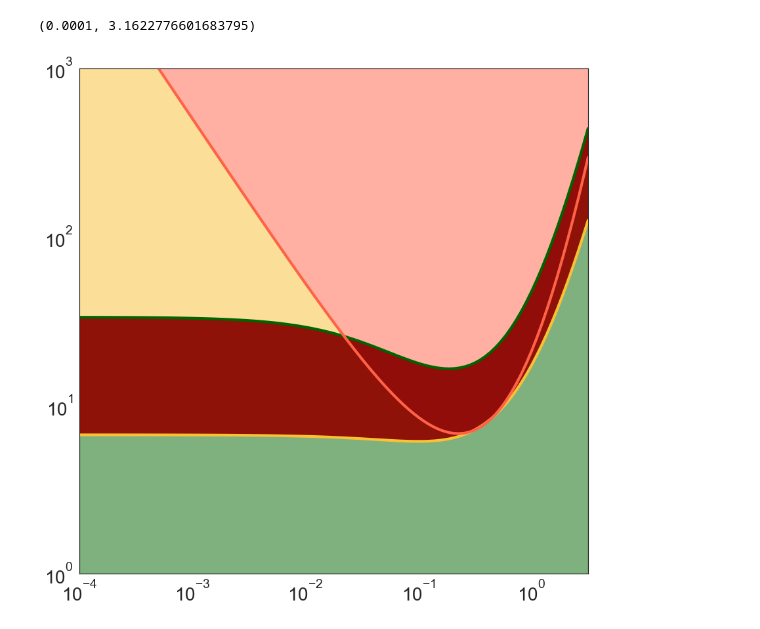
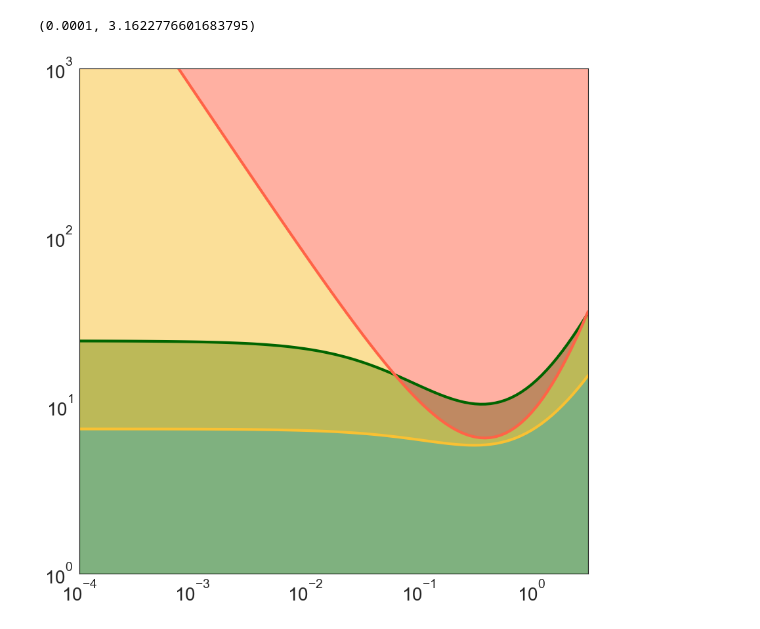
Before and after one commit to DenT94/onset_antigenic_evolution, a Jupyter notebook: 2_Figure2/fig2_test_2.ipynb, the cells around one changed output. Saved outputs shown, nothing was run; the diff lists cells and outputs as text; code cells hidden in the pictures.

Commit message:
after_figures_commit

```diff
--- a/2_Figure2/fig2_test_2.ipynb
+++ b/2_Figure2/fig2_test_2.ipynb
@@ -67,7 +67,9 @@ def m_total(UN, yc, R0, scaled_dbar):
     return m_selection_driven(UN, yc, R0, scaled_dbar) + m_exponential(UN, yc, R0, scaled_dbar)
 
 def E_selection_driven(yc,R0, scaled_dbar):
-    return scaled_dbar*np.power(((1 + (R0*yc)/(-1 + R0)**2)**(1 - 1/scaled_dbar)*scaled_dbar*((-1 + R0)**2 + (R0*yc*(1 + scaled_dbar))/scaled_dbar))/(2.*R0**2*(1 + scaled_dbar)),-1)
+    return scaled_dbar*\
+        np.power(((1 + (R0*yc)/(-1 + R0)**2)**(1 - 1/scaled_dbar)*\
+        scaled_dbar*((-1 + R0)**2 + (R0*yc*(1 + scaled_dbar))/scaled_dbar))/(2.*R0**2*(1 + scaled_dbar)),-1)
 
 def E_exponential(yc, R0, scaled_dbar):
     return scaled_dbar*np.power(yc/(R0*((1 - 2*R0 + R0**2 + R0*yc)/(-1 + R0)**2)**(1/scaled_dbar)),-1)
@@ -351,28 +340,28 @@ output_folder= project_path+'/outputs/'
 # %%
-scaled_dbar = 0.2
+scaled_dbar = 0.3
 R0 = 2.5
 
 ycs = np.logspace(-4,.5,100)
 Es_total = E_total(ycs, R0, scaled_dbar)
 Es_selection_driven = E_selection_driven(ycs, R0, scaled_dbar)
 Es_exponential = E_exponential(ycs, R0, scaled_dbar)
 
 fig,ax = plt.subplots(1,1,figsize=(10,10))
 
 ax.plot(ycs, Es_total, label='Total',color='darkgreen')
 ax.fill_between(ycs,1, Es_total, alpha=0.5, color='darkgreen')
 ax.plot(ycs, Es_selection_driven, label='late mutants', color='#F9C133')
 ax.fill_between(ycs,Es_selection_driven, Es_exponential, alpha=0.5, color='#F9C133')
 ax.plot(ycs, Es_exponential, label='early mutants',color= 'tomato',)
 ax.fill_between(ycs,Es_exponential,1e3, alpha=0.5, color='tomato')
 
-ax.fill_between(ycs,Es_total,Es_selection_driven, alpha=0.9, color='darkred')
+# ax.fill_between(ycs,Es_total,Es_selection_driven, alpha=0.9, color='darkred')
 
 ax.set_xscale('log')
 ax.set_yscale('log')
 ax.set_ylim(1,1e3)
 ax.set_xlim([ycs[0],ycs[-1]])
 # plt.savefig(output_folder+f'/fig2.1_invtest_R0{R0:.2f}_delta{scaled_dbar:.2f}.svg', bbox_inches='tight')
 # %% [output]
 (0.0001, 3.1622776601683795)
-[figure, old version]
+[figure, new version]
```
Also changed, not shown: parts of 2 cells of this notebook, 18 other files.
